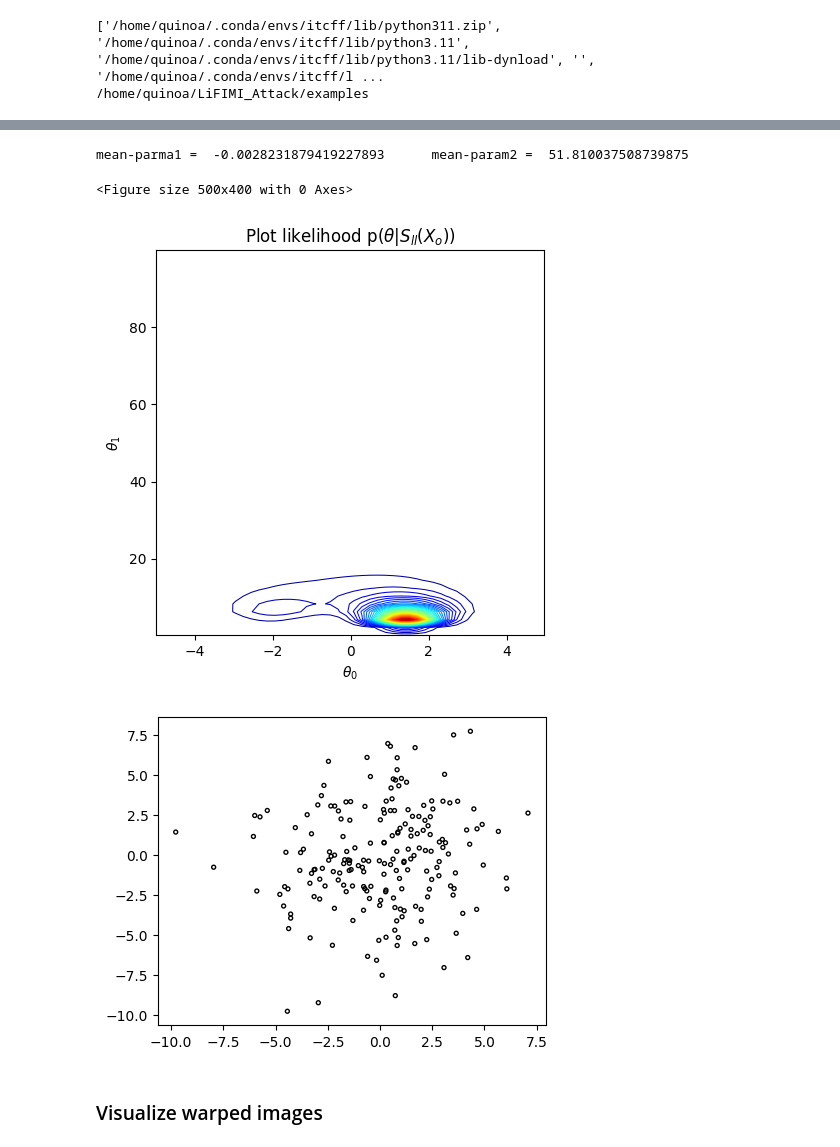
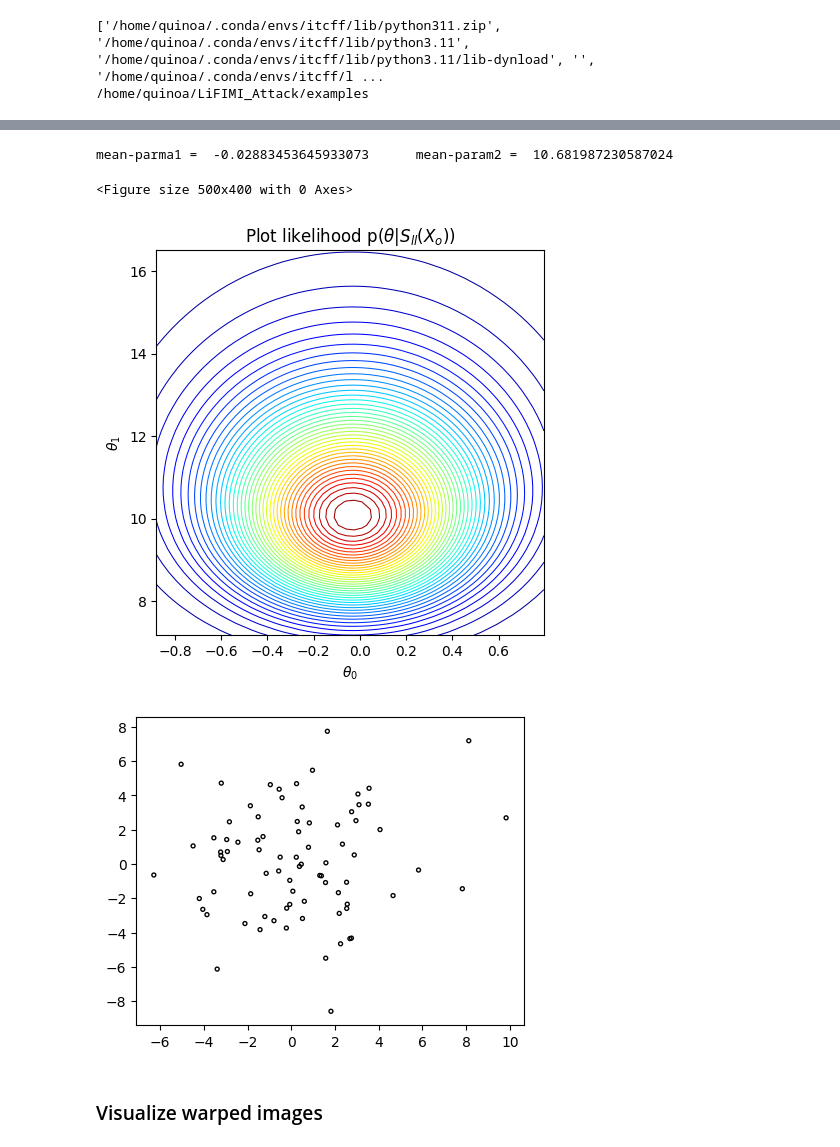
Before and after one commit to Vegnics/LiFIMI_Attack, a Jupyter notebook: examples/task_FFD_image.ipynb, the cells around one changed output, grey strips where cells are left out. Cells and saved outputs as stored; diff of their text form; code cells hidden in the pictures.

```diff
--- a/examples/task_FFD_image.ipynb
+++ b/examples/task_FFD_image.ipynb
@@ -46,20 +48,20 @@ from lfi.utils import uos, umath
 # %%
 DIR = 'results/FFD'
 #IMG_FOLDER = "/home/amaranth2/Downloads/SimpleFace"
-IMG_FOLDER = "img_temp"
+IMG_FOLDER = os.path.join("/home/quinoa/LiFIMI_Attack","images_test")
 OUT_FOLDER = "/home/quinoa/out_folder"
-problem = problem_FFD_image.FFD_Image_Problem(N=500, n=200)
+problem = problem_FFD_image.FFD_Image_Problem(N=200, n=80)
 problem.img_folder = IMG_FOLDER
 problem.out_img_folder = OUT_FOLDER
 problem.true_mean = 0.0
 problem.true_var = 10.0
 # Get images for experiments
-try:
-    os.mkdir("img_temp")
-except:
-    pass
-uos.download_image("https://i.ibb.co/1fhbrR7X/ledecky-front.jpg","img_temp/ledecky.jpg")
-uos.download_image("https://i.ibb.co/HTmfq9LF/pacquiao-front.jpg","img_temp/pacquiao.jpg")
+#try:
+#    os.mkdir("img_temp")
+#except:
+#    pass
+#uos.download_image("https://i.ibb.co/1fhbrR7X/ledecky-front.jpg","img_temp/ledecky.jpg")
+#uos.download_image("https://i.ibb.co/HTmfq9LF/pacquiao-front.jpg","img_temp/pacquiao.jpg")
 #!curl -o ./img_temp/ledecky.jpg https://i.ibb.co/1fhbrR7X/ledecky-front.jpg
 #!curl -o ./img_temp/pacquiao.jpg https://i.ibb.co/HTmfq9LF/pacquiao-front.jpg
 problem.get_work_imgs()
@@ -115,7 +117,7 @@ visualizing p(x|theta) in PCA space
-mean-parma1 =  -0.0028231879419227893      mean-param2 =  51.810037508739875
+mean-parma1 =  -0.02883453645933073      mean-param2 =  10.681987230587024
 <Figure size 500x400 with 0 Axes>
-[figure, old version]
+[figure, new version]
-[figure, old version]
+[figure, new version]
 # %% [markdown]
 ### Visualize warped images
 # %%
```
Also changed, not shown: parts of 2 cells of this notebook, 1 other file.
